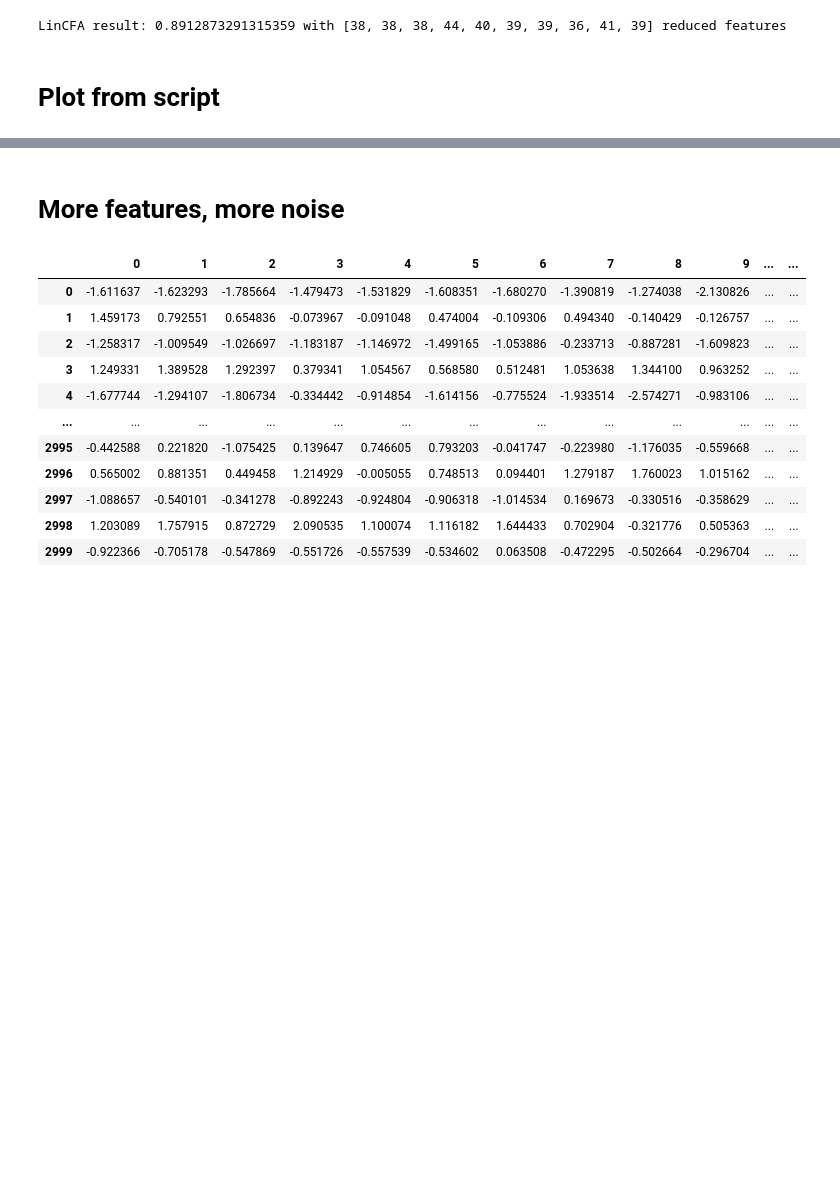
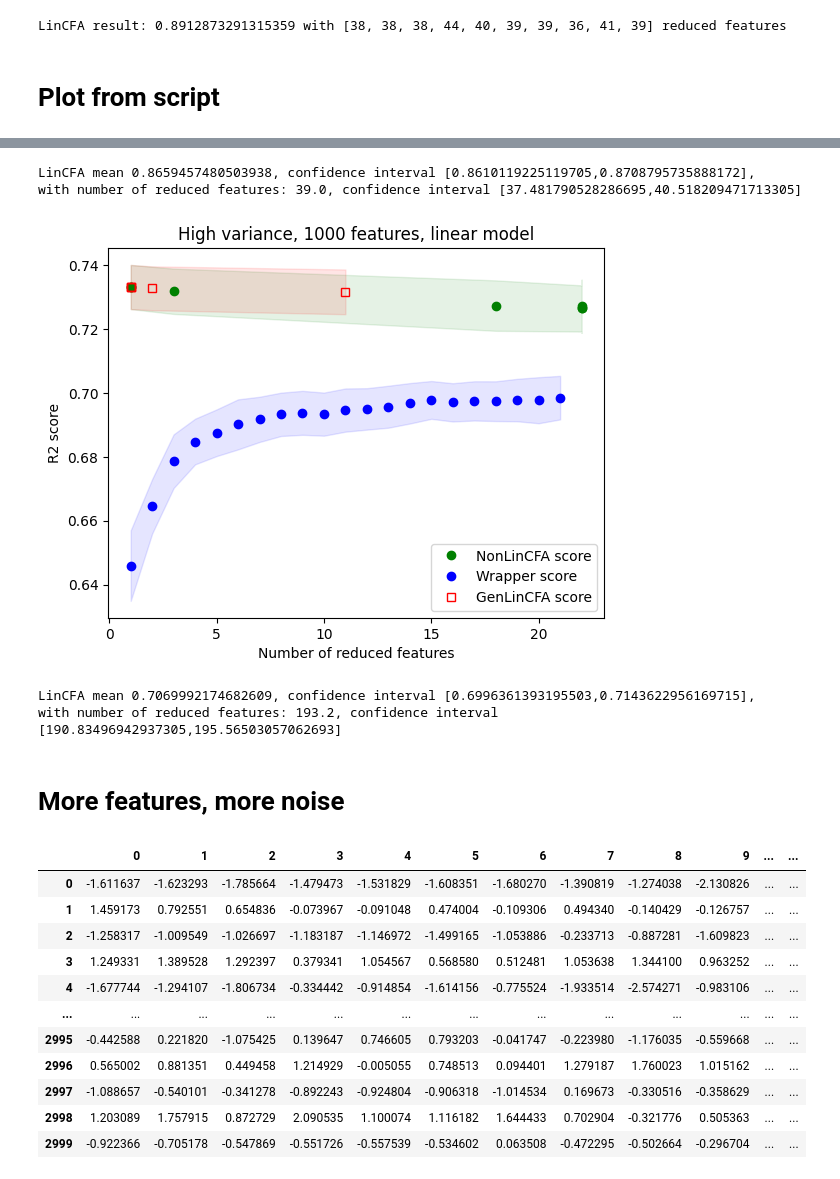
Before and after one commit to PaoloBonettiPolimi/PaperNon_Gen_LinCFA, a Jupyter notebook: Non_Gen_LinCFA_experiments.ipynb, the cells around one changed output, grey strips where cells are left out. Saved outputs shown, nothing was run; the diff lists cells and outputs as text; code cells hidden in the pictures; blank space fills up the shorter version.

```diff
--- a/Non_Gen_LinCFA_experiments.ipynb
+++ b/Non_Gen_LinCFA_experiments.ipynb
@@ -386,0 +380,4 @@ with number of reduced features: 39.0, confidence interval [37.481790528286695,4
+# %%
+import pickle
+with open('Linear_HighNoise_1000var.pkl', 'rb') as f:
+    results = pickle.load(f)
@@ -387,3 +400,19 @@ with number of reduced features: 39.0, confidence interval [37.481790528286695,4
+# %%
+print(f'LinCFA mean {np.mean(results[2])}, confidence interval [{np.mean(results[2])-1.96*np.std(results[2])/np.sqrt(10)},{np.mean(results[2])+1.96*np.std(results[2])/np.sqrt(10)}],')
+print(f'with number of reduced features: {np.mean(results[3])}, confidence interval [{np.mean(results[3])-1.96*np.std(results[3])/np.sqrt(10)},{np.mean(results[3])+1.96*np.std(results[3])/np.sqrt(10)}]')
+# %% [output]
+LinCFA mean 0.8659457480503938, confidence interval [0.8610119225119705,0.8708795735888172],
+with number of reduced features: 39.0, confidence interval [37.481790528286695,40.518209471713305]
+# %%
+plot_linear_result(results, 'High variance, 1000 features, linear model')
+# %% [output]
+[figure, added]
+# %%
+print(f'LinCFA mean {np.mean(results[2])}, confidence interval [{np.mean(results[2])-1.96*np.std(results[2])/np.sqrt(10)},{np.mean(results[2])+1.96*np.std(results[2])/np.sqrt(10)}],')
+print(f'with number of reduced features: {np.mean(results[3])}, confidence interval [{np.mean(results[3])-1.96*np.std(results[3])/np.sqrt(10)},{np.mean(results[3])+1.96*np.std(results[3])/np.sqrt(10)}]')
+# %% [output]
+LinCFA mean 0.7069992174682609, confidence interval [0.6996361393195503,0.7143622956169715],
+with number of reduced features: 193.2, confidence interval [190.83496942937305,195.56503057062693]
 # %% [markdown]
 # More features, more noise
 # %%
```
Also changed, not shown: parts of 26 cells of this notebook, 1 other file.
